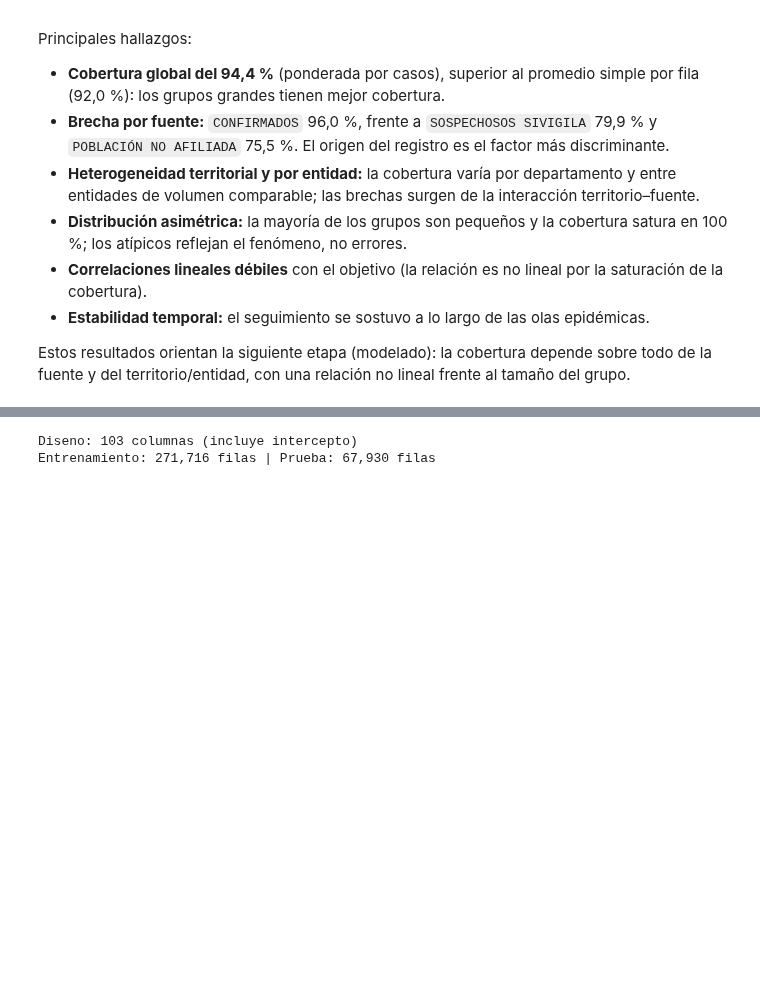
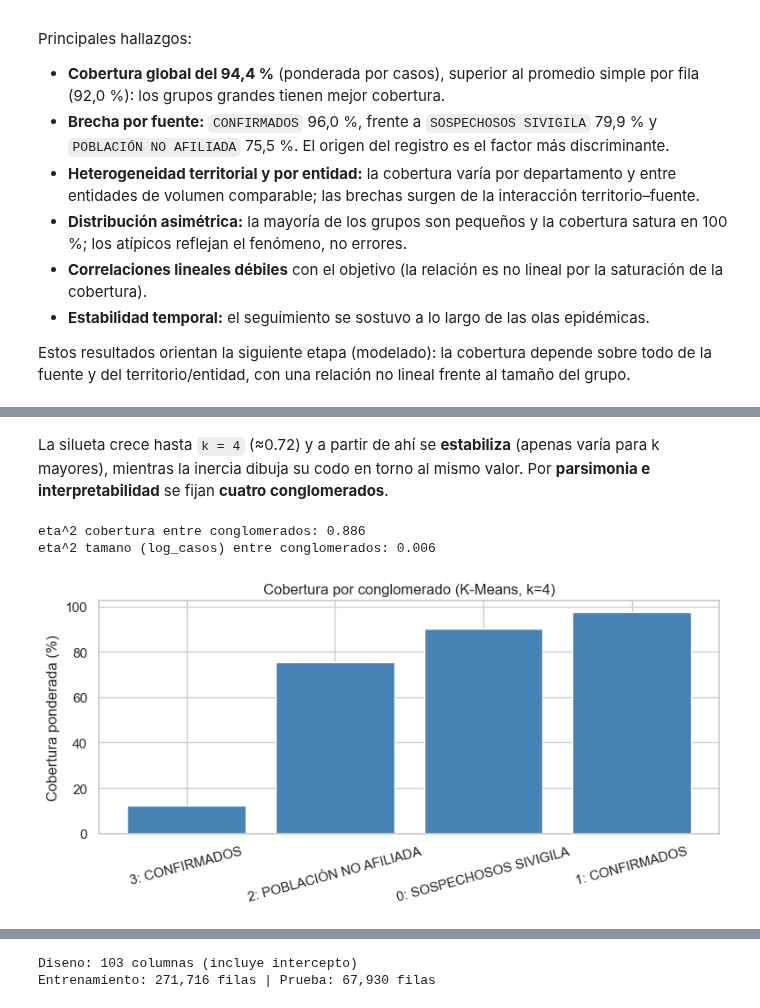
Before and after one commit to JabesMonroy/Proyecto_Esp-Fund-Datos_PRASS_Seg.COVID19, a Jupyter notebook: Proyecto_PRASS_Seguimiento_COVID19.ipynb, the cells around one changed output, grey strips where cells are left out. Cells and saved outputs as stored; diff of their text form; code cells hidden in the pictures; blank space fills up the shorter version.

Commit message:
Integra version final: GLMM (secciones 48-50), informe y utils actualizados, y PDF de la presentacion

```diff
--- a/Proyecto_PRASS_Seguimiento_COVID19.ipynb
+++ b/Proyecto_PRASS_Seguimiento_COVID19.ipynb
@@ -782,0 +795,5 @@ Estos resultados orientan la siguiente etapa (modelado): la cobertura depende so
+# %%
+feats = utils.features_grupo(df_prep)
+X_clu = utils.escalar(feats)
+seleccion_k = utils.seleccionar_k(X_clu, k_min=2, k_max=7)
+seleccion_k
@@ -782,0 +808,22 @@ Estos resultados orientan la siguiente etapa (modelado): la cobertura depende so
+# %% [markdown]
+La silueta crece hasta `k = 4` (≈0.72) y a partir de ahí se **estabiliza** (apenas varía para k mayores), mientras la inercia dibuja su codo en torno al mismo valor. Por **parsimonia e interpretabilidad** se fijan **cuatro conglomerados**.
+# %%
+km = utils.ajustar_kmeans(X_clu, k=4)
+caracter = utils.caracterizar_clusters(df_prep, feats, km.labels_)
+eta2_cob = utils.eta2_entre_clusters(feats, km.labels_, 'cobertura_pct')
+eta2_tam = utils.eta2_entre_clusters(feats, km.labels_, 'log_casos')
+print(f'eta^2 cobertura entre conglomerados: {eta2_cob:.3f}')
+print(f'eta^2 tamano (log_casos) entre conglomerados: {eta2_tam:.3f}')
+
+fig, ax = plt.subplots(figsize=(8, 4))
+etiquetas = [f'{i}: {f}' for i, f in zip(caracter.index, caracter['fuente_domina'])]
+ax.bar(etiquetas, caracter['cobertura_ponderada'], color='steelblue')
+ax.set_ylabel('Cobertura ponderada (%)')
+ax.set_title('Cobertura por conglomerado (K-Means, k=4)')
+ax.tick_params(axis='x', rotation=15)
+plt.tight_layout(); plt.show()
+caracter
+# %% [output]
+eta^2 cobertura entre conglomerados: 0.886
+eta^2 tamano (log_casos) entre conglomerados: 0.006
+[figure, added]
```
Also changed, not shown: parts of 37 cells of this notebook, 5 other files.
